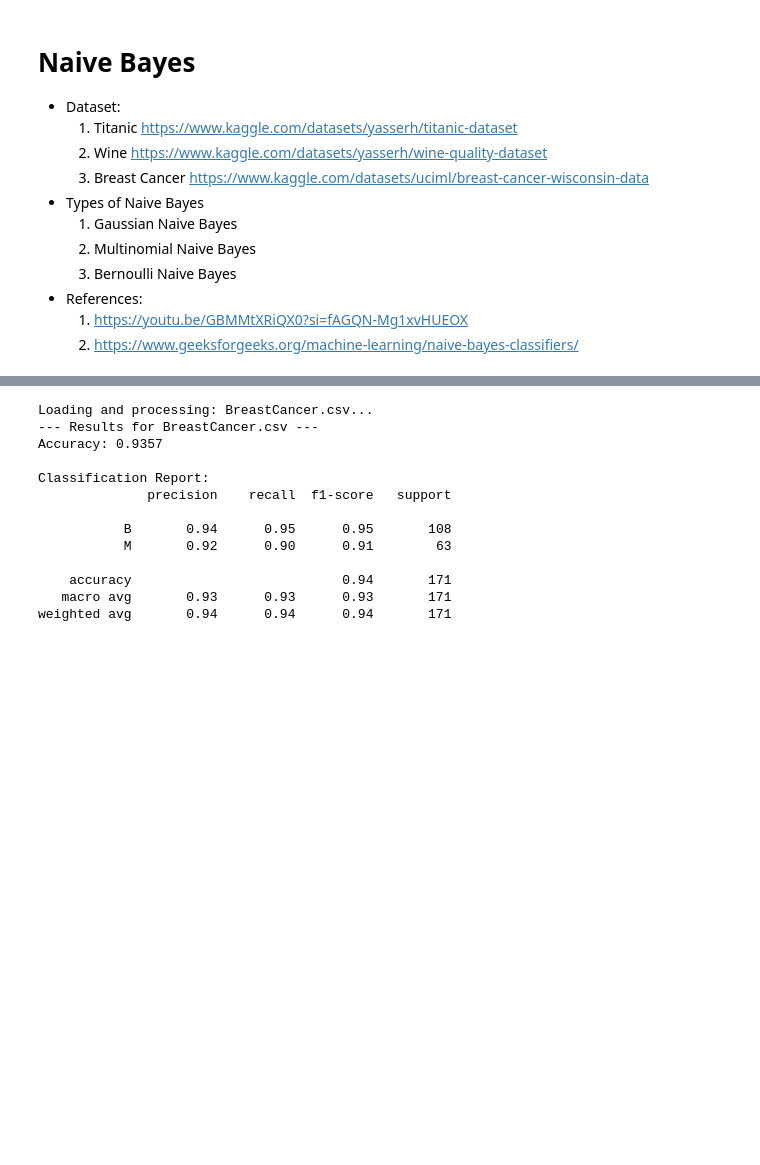
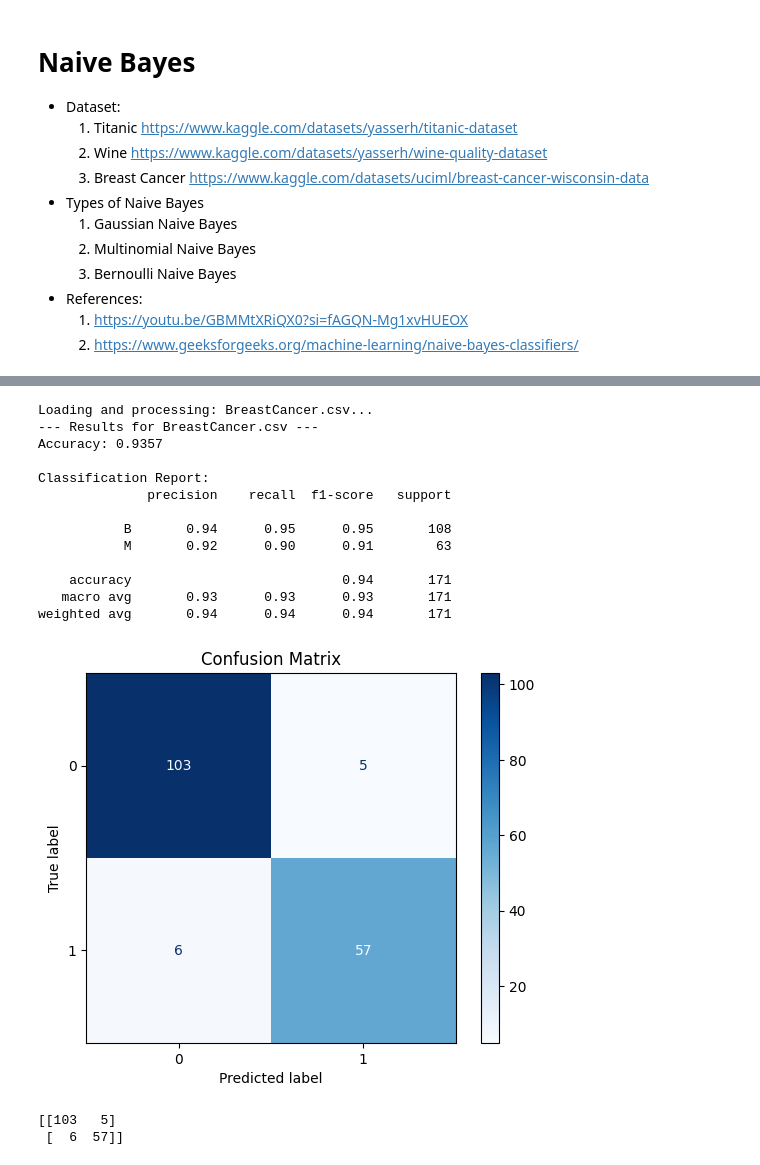
Before and after one commit to laibanadeem1/ML-Internship, a Jupyter notebook: NaiveBayes.ipynb, the cells around one changed output, grey strips where cells are left out. Saved outputs shown, nothing was run; the diff lists cells and outputs as text; code cells hidden in the pictures; blank space fills up the shorter version.

```diff
--- a/NaiveBayes.ipynb
+++ b/NaiveBayes.ipynb
@@ -127,20 +156,23 @@ weighted avg       0.79      0.79      0.79       268
 # %%
-cancer_model, cancer_preds, cancer_actual = run_generic_naive_bayes(
+cancer_model, cancer_preds, cancer_actual = run_naive_bayes(
     file_path='BreastCancer.csv',
     target_col='diagnosis',
     cols_to_drop=['id', 'Unnamed: 32']
 )
 # %% [output]
 Loading and processing: BreastCancer.csv...
 --- Results for BreastCancer.csv ---
 Accuracy: 0.9357
 
 Classification Report:
               precision    recall  f1-score   support
 
            B       0.94      0.95      0.95       108
            M       0.92      0.90      0.91        63
 
     accuracy                           0.94       171
    macro avg       0.93      0.93      0.93       171
 weighted avg       0.94      0.94      0.94       171
+[figure, added]
+[[103   5]
+ [  6  57]]
```
Also changed, not shown: parts of 3 cells of this notebook, 2 other files.
